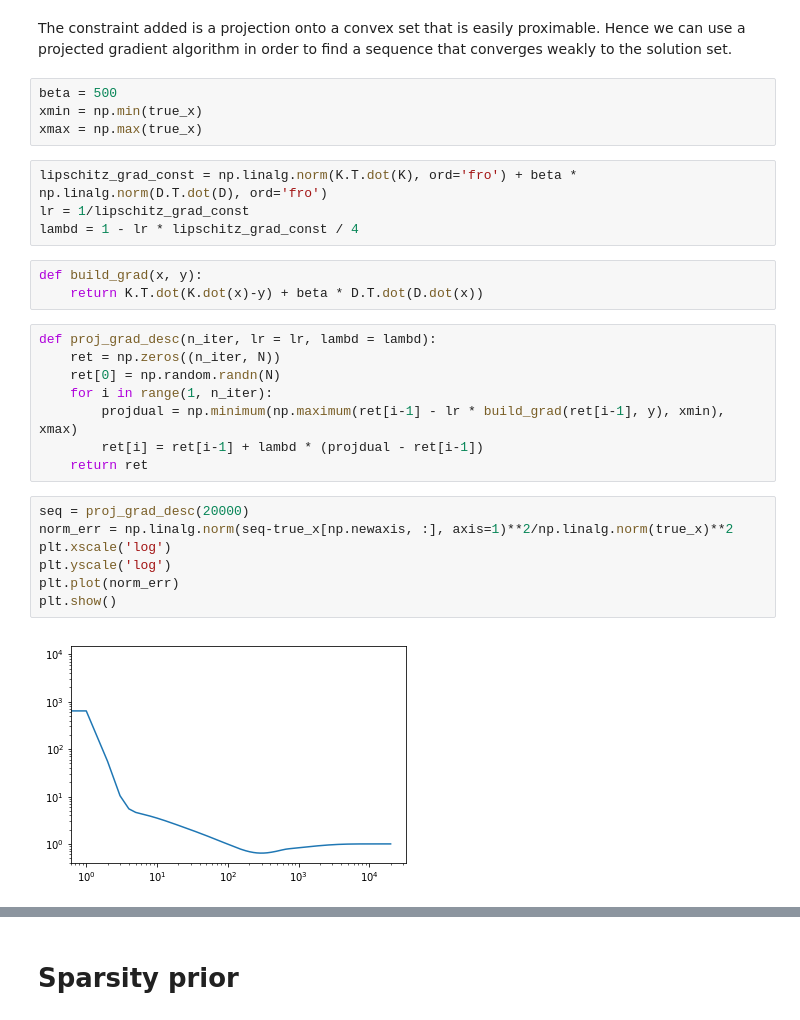
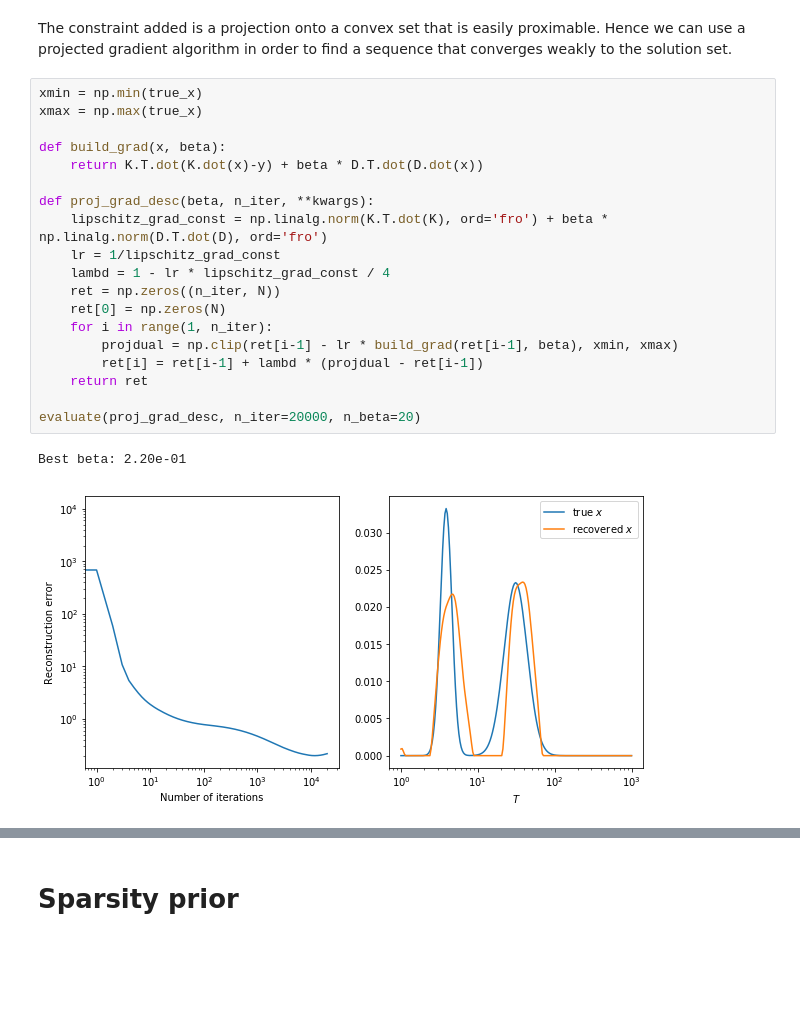
Before and after one commit to ClementLalanne/td2-optim, a Jupyter notebook: Untitled.ipynb, the cells around one changed output, grey strips where cells are left out. Cells and saved outputs as stored; diff of their text form; blank space fills up the shorter version.

```diff
--- a/Untitled.ipynb
+++ b/Untitled.ipynb
@@ -116,31 +140,25 @@ plt.show()
 # Smoothness prior + constraints
 # %% [markdown]
 The constraint added is a projection onto a convex set that is easily proximable. Hence we can use a projected gradient algorithm in order to find a sequence that converges weakly to the solution set.
-# %%
-beta = 500
-xmin = np.min(true_x)
-xmax = np.max(true_x)
-# %%
-lipschitz_grad_const = np.linalg.norm(K.T.dot(K), ord='fro') + beta * np.linalg.norm(D.T.dot(D), ord='fro')
-lr = 1/lipschitz_grad_const
-lambd = 1 - lr * lipschitz_grad_const / 4
-# %%
-def build_grad(x, y):
-    return K.T.dot(K.dot(x)-y) + beta * D.T.dot(D.dot(x))
 # %%
-def proj_grad_desc(n_iter, lr = lr, lambd = lambd):
+xmin = np.min(true_x)
+xmax = np.max(true_x)
+
+def build_grad(x, beta):
+    return K.T.dot(K.dot(x)-y) + beta * D.T.dot(D.dot(x))
+
+def proj_grad_desc(beta, n_iter, **kwargs):
+    lipschitz_grad_const = np.linalg.norm(K.T.dot(K), ord='fro') + beta * np.linalg.norm(D.T.dot(D), ord='fro')
+    lr = 1/lipschitz_grad_const
+    lambd = 1 - lr * lipschitz_grad_const / 4
     ret = np.zeros((n_iter, N))
-    ret[0] = np.random.randn(N)
+    ret[0] = np.zeros(N)
     for i in range(1, n_iter):
-        projdual = np.minimum(np.maximum(ret[i-1] - lr * build_grad(ret[i-1], y), xmin), xmax)
+        projdual = np.clip(ret[i-1] - lr * build_grad(ret[i-1], beta), xmin, xmax)
         ret[i] = ret[i-1] + lambd * (projdual - ret[i-1])
     return ret
+
+evaluate(proj_grad_desc, n_iter=20000, n_beta=20)
+# %% [output]
+Best beta: 2.20e-01
+[figure, added]
-# %%
-seq = proj_grad_desc(20000)
-norm_err = np.linalg.norm(seq-true_x[np.newaxis, :], axis=1)**2/np.linalg.norm(true_x)**2
-plt.xscale('log')
-plt.yscale('log')
-plt.plot(norm_err)
-plt.show()
-# %% [output]
-[figure, removed]
```
Also changed, not shown: parts of 30 cells of this notebook.
